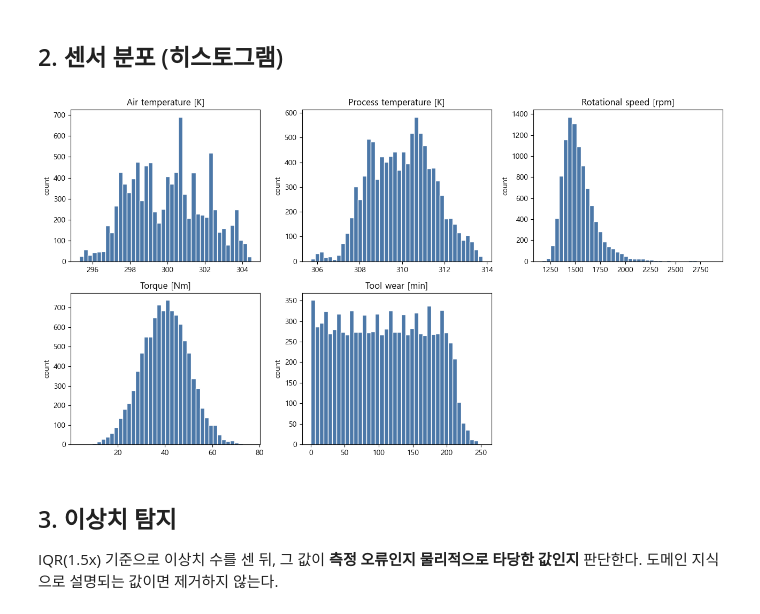
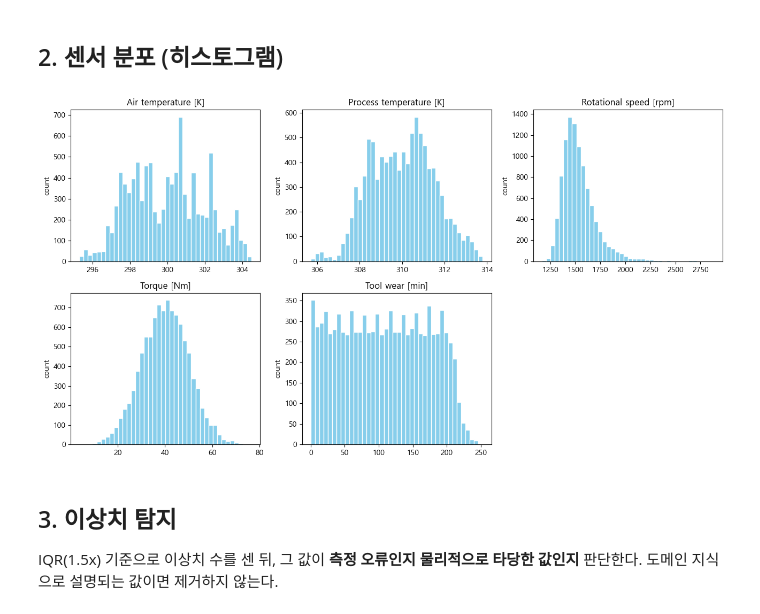
Before and after one commit to albitro/ai4i_pdm, a Jupyter notebook: notebooks/01_eda.ipynb, the cells around one changed output. Saved outputs shown, nothing was run; the diff lists cells and outputs as text; code cells hidden in the pictures.

```diff
--- a/notebooks/01_eda.ipynb
+++ b/notebooks/01_eda.ipynb
@@ -146,15 +146,15 @@ plt.show()
 # %%
 fig, axes = plt.subplots(2, 3, figsize=(13, 7))
 for ax, col in zip(axes.ravel(), sensors):
-    ax.hist(df[col], bins=40, color='#4C78A8', edgecolor='white')
+    ax.hist(df[col], bins=40, color='skyblue', edgecolor='white')
     ax.set_title(col)
     ax.set_ylabel('count')
 axes.ravel()[-1].axis('off')
 plt.tight_layout()
 plt.savefig(FIGDIR / '01_sensor_distributions.png', dpi=120)
 plt.show()
 # %% [output]
-[figure, old version]
+[figure, new version]
 # %% [markdown]
 ## 3. 이상치 탐지
 
```
Also changed, not shown: parts of 2 cells of this notebook, 9 other files.
